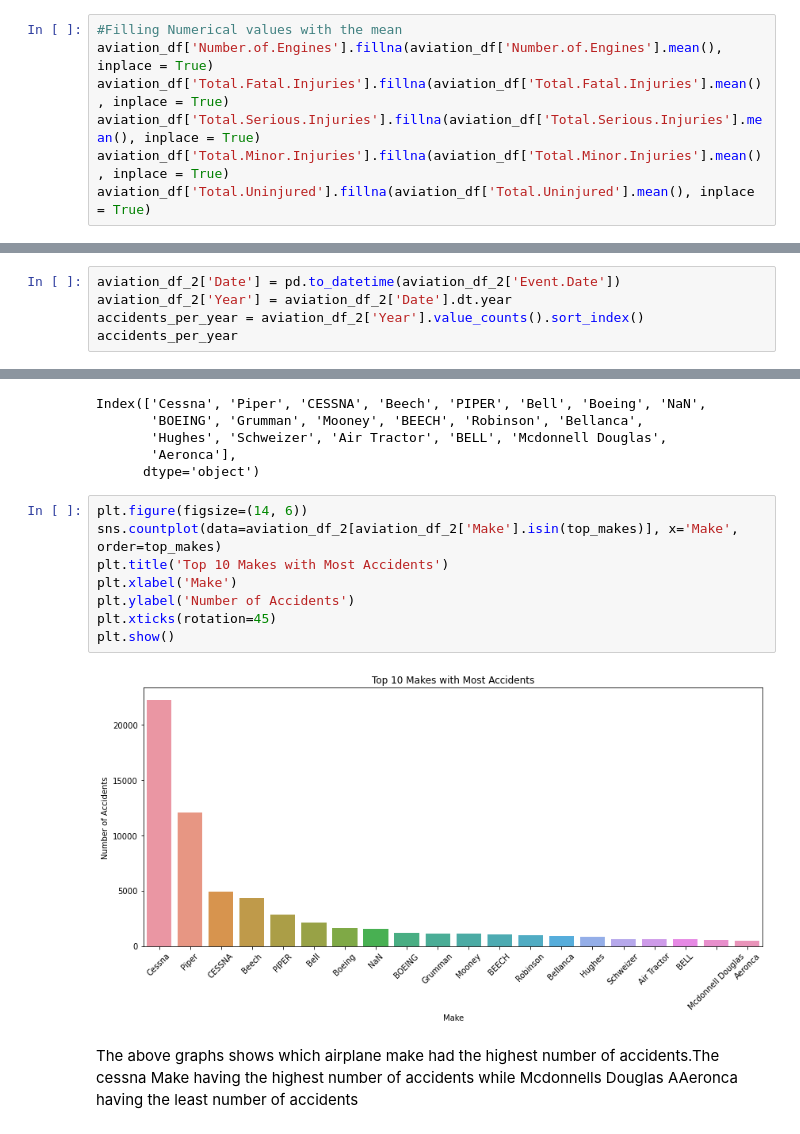
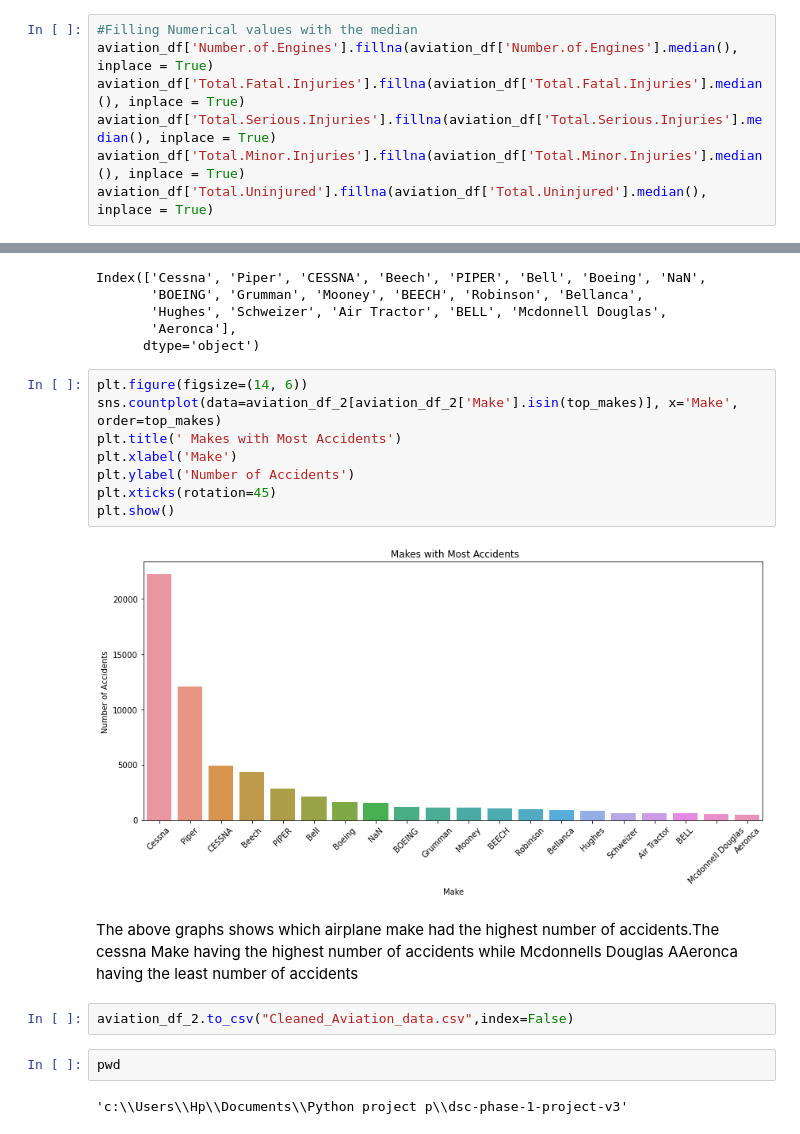
Before and after one commit to learn-co-curriculum/dsc-phase-1-project-v3-0, a Jupyter notebook: student.ipynb, the cells around one changed output, grey strips where cells are left out. Drawn from its saved outputs; the diff is of its cells as text.

```diff
--- a/student.ipynb
+++ b/student.ipynb
@@ -84,8 +108,8 @@ aviation_df = aviation_df.dropna(thresh=threshold, axis=1)
 # %%
-#Filling Numerical values with the mean
-aviation_df['Number.of.Engines'].fillna(aviation_df['Number.of.Engines'].mean(), inplace = True)
-aviation_df['Total.Fatal.Injuries'].fillna(aviation_df['Total.Fatal.Injuries'].mean(), inplace = True)
-aviation_df['Total.Serious.Injuries'].fillna(aviation_df['Total.Serious.Injuries'].mean(), inplace = True)
-aviation_df['Total.Minor.Injuries'].fillna(aviation_df['Total.Minor.Injuries'].mean(), inplace = True)
-aviation_df['Total.Uninjured'].fillna(aviation_df['Total.Uninjured'].mean(), inplace = True)
+#Filling Numerical values with the median
+aviation_df['Number.of.Engines'].fillna(aviation_df['Number.of.Engines'].median(), inplace = True)
+aviation_df['Total.Fatal.Injuries'].fillna(aviation_df['Total.Fatal.Injuries'].median(), inplace = True)
+aviation_df['Total.Serious.Injuries'].fillna(aviation_df['Total.Serious.Injuries'].median(), inplace = True)
+aviation_df['Total.Minor.Injuries'].fillna(aviation_df['Total.Minor.Injuries'].median(), inplace = True)
+aviation_df['Total.Uninjured'].fillna(aviation_df['Total.Uninjured'].median(), inplace = True)
 # %%
@@ -278,8 +287,3 @@ See the caveats in the documentation: https://pandas.pydata.org/pandas-docs/stab
 2021    1545
 2022    1607
 Name: Year, dtype: int64
-# %%
-aviation_df_2['Date'] = pd.to_datetime(aviation_df_2['Event.Date'])
-aviation_df_2['Year'] = aviation_df_2['Date'].dt.year
-accidents_per_year = aviation_df_2['Year'].value_counts().sort_index()
-accidents_per_year
@@ -348,12 +324,18 @@ Index(['Cessna', 'Piper', 'CESSNA', 'Beech', 'PIPER', 'Bell', 'Boeing', 'NaN',
 # %%
 plt.figure(figsize=(14, 6))
 sns.countplot(data=aviation_df_2[aviation_df_2['Make'].isin(top_makes)], x='Make', order=top_makes)
-plt.title('Top 10 Makes with Most Accidents')
+plt.title(' Makes with Most Accidents')
 plt.xlabel('Make')
 plt.ylabel('Number of Accidents')
 plt.xticks(rotation=45)
 plt.show()
 # %% [output]
-[figure, old version]
+[figure, new version]
 # %% [markdown]
 The above graphs shows which airplane make had the highest number of accidents.The cessna Make having the highest number of accidents while Mcdonnells Douglas AAeronca having the least number of accidents
+# %%
+aviation_df_2.to_csv("Cleaned_Aviation_data.csv",index=False)
+# %%
+pwd
+# %% [output]
+'c:\\Users\\Hp\\Documents\\Python project p\\dsc-phase-1-project-v3'
```
Also changed, not shown: parts of 6 cells of this notebook, 1 other file.
